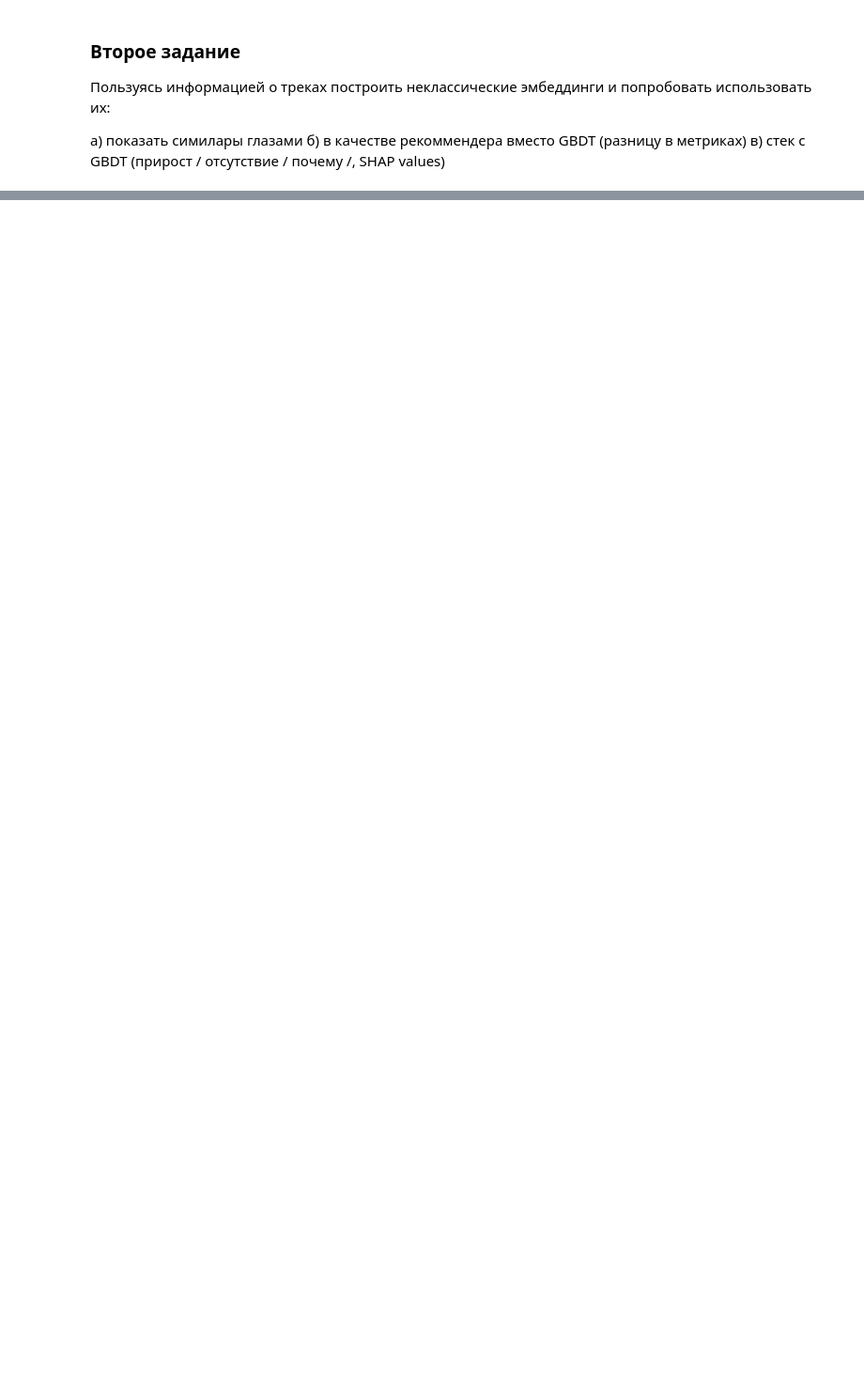
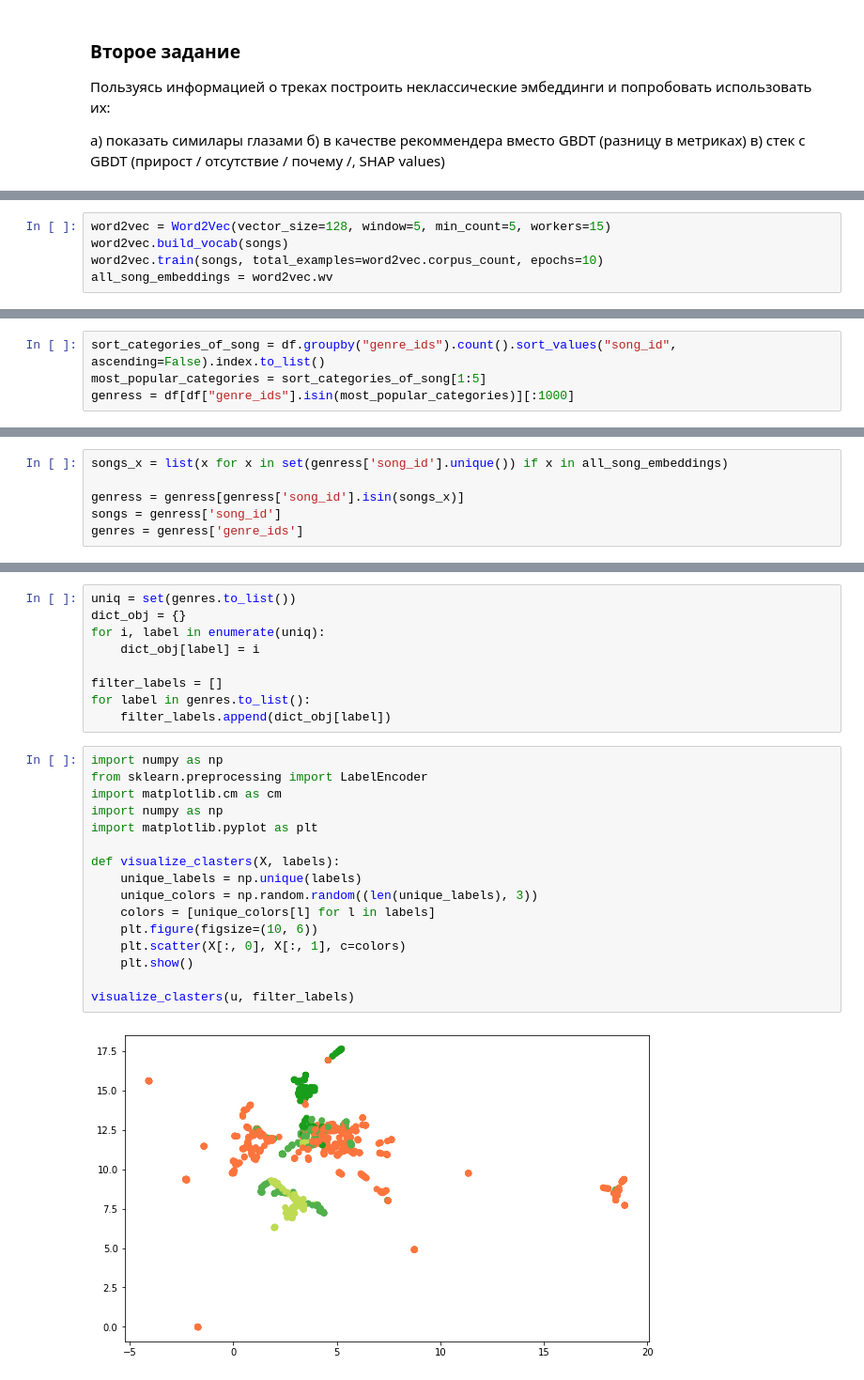
Before and after one commit to Anvarka/RecSys, a Jupyter notebook: RECSYS_HW2.ipynb, the cells around one changed output, grey strips where cells are left out. Shown at 94% size. Cells and saved outputs as stored; diff of their text form; blank space fills up the shorter version.

```diff
--- a/RECSYS_HW2.ipynb
+++ b/RECSYS_HW2.ipynb
@@ -155,0 +205,5 @@ AUC:  0.6117545291427126
+# %%
+word2vec = Word2Vec(vector_size=128, window=5, min_count=5, workers=15)
+word2vec.build_vocab(songs)
+word2vec.train(songs, total_examples=word2vec.corpus_count, epochs=10)
+all_song_embeddings = word2vec.wv
@@ -155,0 +225,4 @@ AUC:  0.6117545291427126
+# %%
+sort_categories_of_song = df.groupby("genre_ids").count().sort_values("song_id", ascending=False).index.to_list()
+most_popular_categories = sort_categories_of_song[1:5]
+genress = df[df["genre_ids"].isin(most_popular_categories)][:1000]
@@ -155,0 +246,6 @@ AUC:  0.6117545291427126
+# %%
+songs_x = list(x for x in set(genress['song_id'].unique()) if x in all_song_embeddings)
+
+genress = genress[genress['song_id'].isin(songs_x)]
+songs = genress['song_id']
+genres = genress['genre_ids']
@@ -155,0 +274,27 @@ AUC:  0.6117545291427126
+# %%
+uniq = set(genres.to_list())
+dict_obj = {}
+for i, label in enumerate(uniq):
+    dict_obj[label] = i
+
+filter_labels = []
+for label in genres.to_list():
+    filter_labels.append(dict_obj[label])
+# %%
+import numpy as np
+from sklearn.preprocessing import LabelEncoder
+import matplotlib.cm as cm
+import numpy as np
+import matplotlib.pyplot as plt
+
+def visualize_clasters(X, labels):
+    unique_labels = np.unique(labels)
+    unique_colors = np.random.random((len(unique_labels), 3))
+    colors = [unique_colors[l] for l in labels]
+    plt.figure(figsize=(10, 6))
+    plt.scatter(X[:, 0], X[:, 1], c=colors)
+    plt.show()
+
+visualize_clasters(u, filter_labels)
+# %% [output]
+[figure, added]
```
Also changed, not shown: parts of 41 cells of this notebook.
